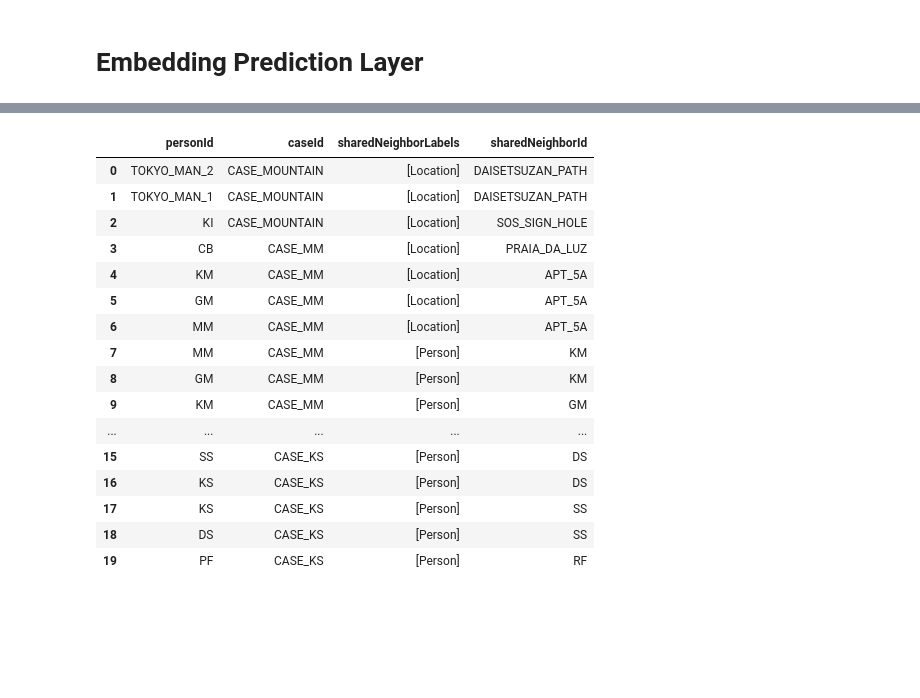
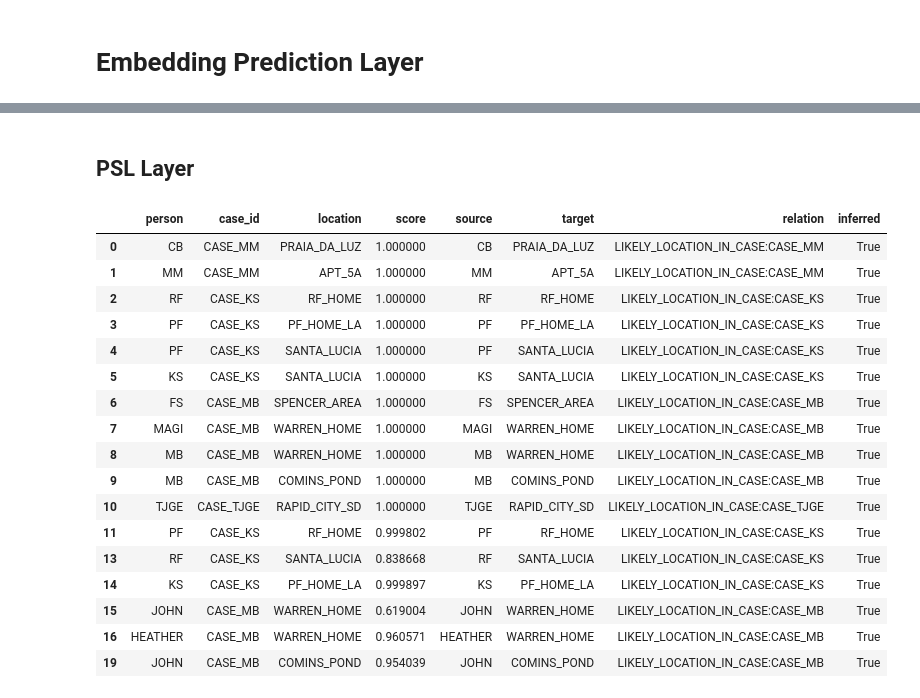
Before and after one commit to TylerNP/AI4SAR-KG-Reasoning, a Jupyter notebook: src/ref.ipynb, the cells around one changed output, grey strips where cells are left out. Cells and saved outputs as stored; diff of their text form; code cells hidden in the pictures; blank space fills up the shorter version.

Commit message:
updated with improved embedding layer and psl layer with tests

```diff
--- a/src/ref.ipynb
+++ b/src/ref.ipynb
@@ -790,32 +862,26 @@ predict_suspect_links_preferential_attachment()
 # %%
-def inspect_person_case_shared_neighbors(limit: int = 20) -> pd.DataFrame:
+def inspect_person_case_shared_neighbors(person_id=None, case_id=None):
     q = """
-    MATCH (p:Person)-[]-(x)-[]-(c:Case)
+    MATCH (p:Person)-[r1]-(x)-[r2]-(c:Case)
+
+    WHERE ($personId IS NULL OR p.id = $personId)
+      AND ($caseId IS NULL OR c.id = $caseId)
+
     RETURN
         p.id AS personId,
         c.id AS caseId,
         labels(x) AS sharedNeighborLabels,
-        x.id AS sharedNeighborId
-    LIMIT $limit
+        x.id AS sharedNeighborId,
+        type(r1) AS personRelation,
+        type(r2) AS caseRelation
+
+    ORDER BY personId, caseId
+    LIMIT 100
     """
-    return run_cypher(q, {"limit": limit})
+
+    return run_cypher(q, {
+        "personId": person_id,
+        "caseId": case_id
+    })
 
 inspect_person_case_shared_neighbors()
-# %% [output]
-|  | personId | caseId | sharedNeighborLabels | sharedNeighborId |
-| 0 | TOKYO_MAN_2 | CASE_MOUNTAIN | [Location] | DAISETSUZAN_PATH |
-| 1 | TOKYO_MAN_1 | CASE_MOUNTAIN | [Location] | DAISETSUZAN_PATH |
-| 2 | KI | CASE_MOUNTAIN | [Location] | SOS_SIGN_HOLE |
-| 3 | CB | CASE_MM | [Location] | PRAIA_DA_LUZ |
-| 4 | KM | CASE_MM | [Location] | APT_5A |
-| 5 | GM | CASE_MM | [Location] | APT_5A |
-| 6 | MM | CASE_MM | [Location] | APT_5A |
-| 7 | MM | CASE_MM | [Person] | KM |
-| 8 | GM | CASE_MM | [Person] | KM |
-| 9 | KM | CASE_MM | [Person] | GM |
-| ... | ... | ... | ... | ... |
-| 15 | SS | CASE_KS | [Person] | DS |
-| 16 | KS | CASE_KS | [Person] | DS |
-| 17 | KS | CASE_KS | [Person] | SS |
-| 18 | DS | CASE_KS | [Person] | SS |
-| 19 | PF | CASE_KS | [Person] | RF |
@@ -831,0 +888,2 @@ materialize_case_locations()
+# %% [markdown]
+## PSL Layer
@@ -831,0 +1728,2 @@ materialize_case_locations()
+# %%
+results = run_psl()
@@ -831,0 +1852,21 @@ materialize_case_locations()
+# %%
+location_preds
+# %% [output]
+|  | person | case_id | location | score | source | target | relation | inferred |
+| 0 | CB | CASE_MM | PRAIA_DA_LUZ | 1.000000 | CB | PRAIA_DA_LUZ | LIKELY_LOCATION_IN_CASE:CASE_MM | True |
+| 1 | MM | CASE_MM | APT_5A | 1.000000 | MM | APT_5A | LIKELY_LOCATION_IN_CASE:CASE_MM | True |
+| 2 | RF | CASE_KS | RF_HOME | 1.000000 | RF | RF_HOME | LIKELY_LOCATION_IN_CASE:CASE_KS | True |
+| 3 | PF | CASE_KS | PF_HOME_LA | 1.000000 | PF | PF_HOME_LA | LIKELY_LOCATION_IN_CASE:CASE_KS | True |
+| 4 | PF | CASE_KS | SANTA_LUCIA | 1.000000 | PF | SANTA_LUCIA | LIKELY_LOCATION_IN_CASE:CASE_KS | True |
+| 5 | KS | CASE_KS | SANTA_LUCIA | 1.000000 | KS | SANTA_LUCIA | LIKELY_LOCATION_IN_CASE:CASE_KS | True |
+| 6 | FS | CASE_MB | SPENCER_AREA | 1.000000 | FS | SPENCER_AREA | LIKELY_LOCATION_IN_CASE:CASE_MB | True |
+| 7 | MAGI | CASE_MB | WARREN_HOME | 1.000000 | MAGI | WARREN_HOME | LIKELY_LOCATION_IN_CASE:CASE_MB | True |
+| 8 | MB | CASE_MB | WARREN_HOME | 1.000000 | MB | WARREN_HOME | LIKELY_LOCATION_IN_CASE:CASE_MB | True |
+| 9 | MB | CASE_MB | COMINS_POND | 1.000000 | MB | COMINS_POND | LIKELY_LOCATION_IN_CASE:CASE_MB | True |
+| 10 | TJGE | CASE_TJGE | RAPID_CITY_SD | 1.000000 | TJGE | RAPID_CITY_SD | LIKELY_LOCATION_IN_CASE:CASE_TJGE | True |
+| 11 | PF | CASE_KS | RF_HOME | 0.999802 | PF | RF_HOME | LIKELY_LOCATION_IN_CASE:CASE_KS | True |
+| 13 | RF | CASE_KS | SANTA_LUCIA | 0.838668 | RF | SANTA_LUCIA | LIKELY_LOCATION_IN_CASE:CASE_KS | True |
+| 14 | KS | CASE_KS | PF_HOME_LA | 0.999897 | KS | PF_HOME_LA | LIKELY_LOCATION_IN_CASE:CASE_KS | True |
+| 15 | JOHN | CASE_MB | WARREN_HOME | 0.619004 | JOHN | WARREN_HOME | LIKELY_LOCATION_IN_CASE:CASE_MB | True |
+| 16 | HEATHER | CASE_MB | WARREN_HOME | 0.960571 | HEATHER | WARREN_HOME | LIKELY_LOCATION_IN_CASE:CASE_MB | True |
+| 19 | JOHN | CASE_MB | COMINS_POND | 0.954039 | JOHN | COMINS_POND | LIKELY_LOCATION_IN_CASE:CASE_MB | True |
```
Also changed, not shown: parts of 73 cells of this notebook, 1 other file.
